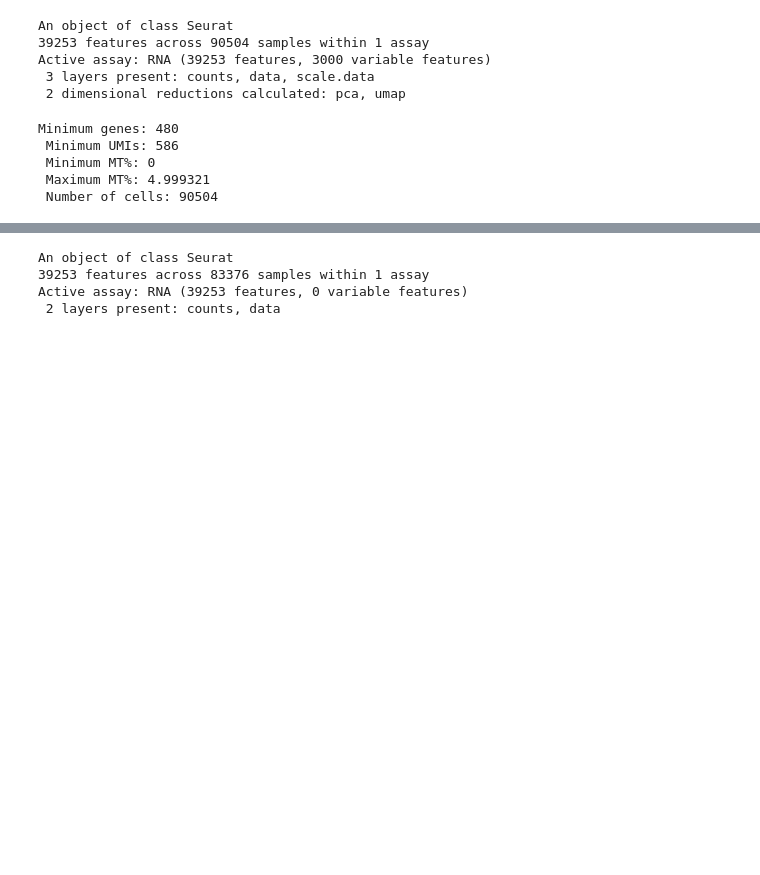
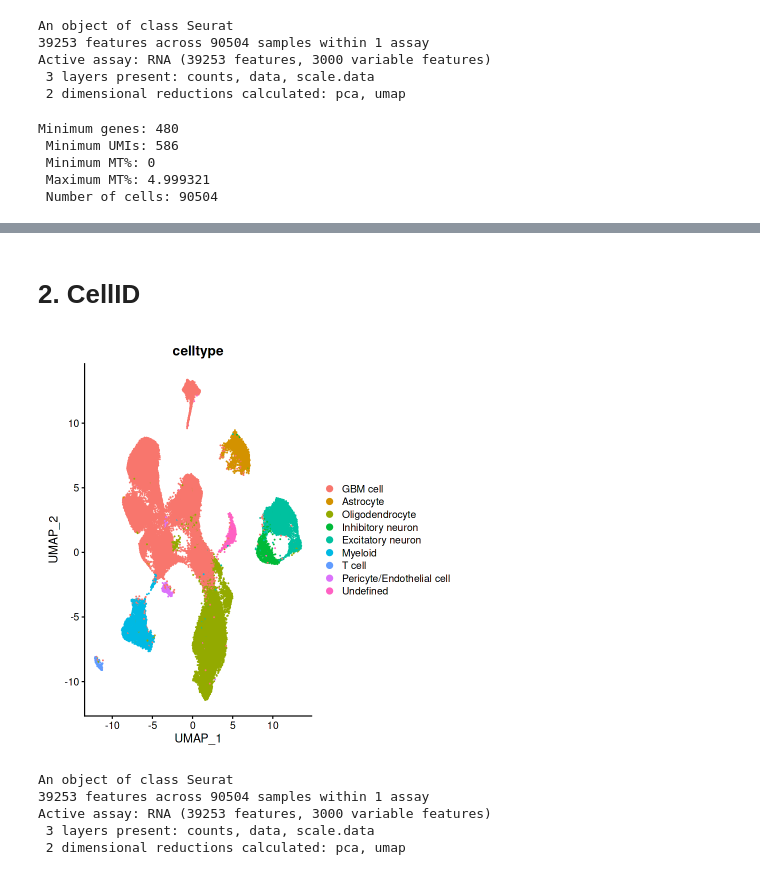
Before and after one commit to JiehoonKwak/crisprscreen, a Jupyter notebook: notebooks/wang2024_SA/preprocessR.ipynb, the cells around one changed output, grey strips where cells are left out. Saved outputs shown, nothing was run; the diff lists cells and outputs as text; code cells hidden in the pictures; blank space fills up the shorter version.

```diff
--- a/notebooks/wang2024_SA/preprocessR.ipynb
+++ b/notebooks/wang2024_SA/preprocessR.ipynb
@@ -311,13 +72,6 @@ wang2024 <- subset(wang2024, subset = DF.individual == 'Singlet')
-# %%
-wang2024
-# %% [output]
-An object of class Seurat
-39253 features across 83376 samples within 1 assay
-Active assay: RNA (39253 features, 0 variable features)
- 2 layers present: counts, data
 # %%
-wang2024$author <- "wang2024"
-wang2024$donor_id <- wang2024$orig.ident
-wang2024$method <- "nuclei"
-wang2024$assay <- "DNBelab C Series Single-Cell Library Prep Set"
+obj$author <- "wang2024"
+obj$donor_id <- obj$orig.ident
+obj$method <- "nuclei"
+obj$assay <- "DNBelab C Series Single-Cell Library Prep Set"
 # %%
@@ -324,0 +79,14 @@ saveRDS(wang2024, here("output/wang2024.rds"))
+# %% [markdown]
+# 2. CellID
+# %%
+DimPlot(obj, group.by = "celltype")
+# %% [output]
+[figure, added]
+# %%
+obj <- obj %>% NormalizeData(verbose = FALSE) %>% FindVariableFeatures(verbose = FALSE) %>% ScaleData(verbose = FALSE) %>% RunMCA(verbose = FALSE) %>% RunPCA(verbose = FALSE)
+# %% [output]
+An object of class Seurat
+39253 features across 90504 samples within 1 assay
+Active assay: RNA (39253 features, 3000 variable features)
+ 3 layers present: counts, data, scale.data
+ 2 dimensional reductions calculated: pca, umap
```
Also changed, not shown: parts of 12 cells of this notebook, 2 other files.
